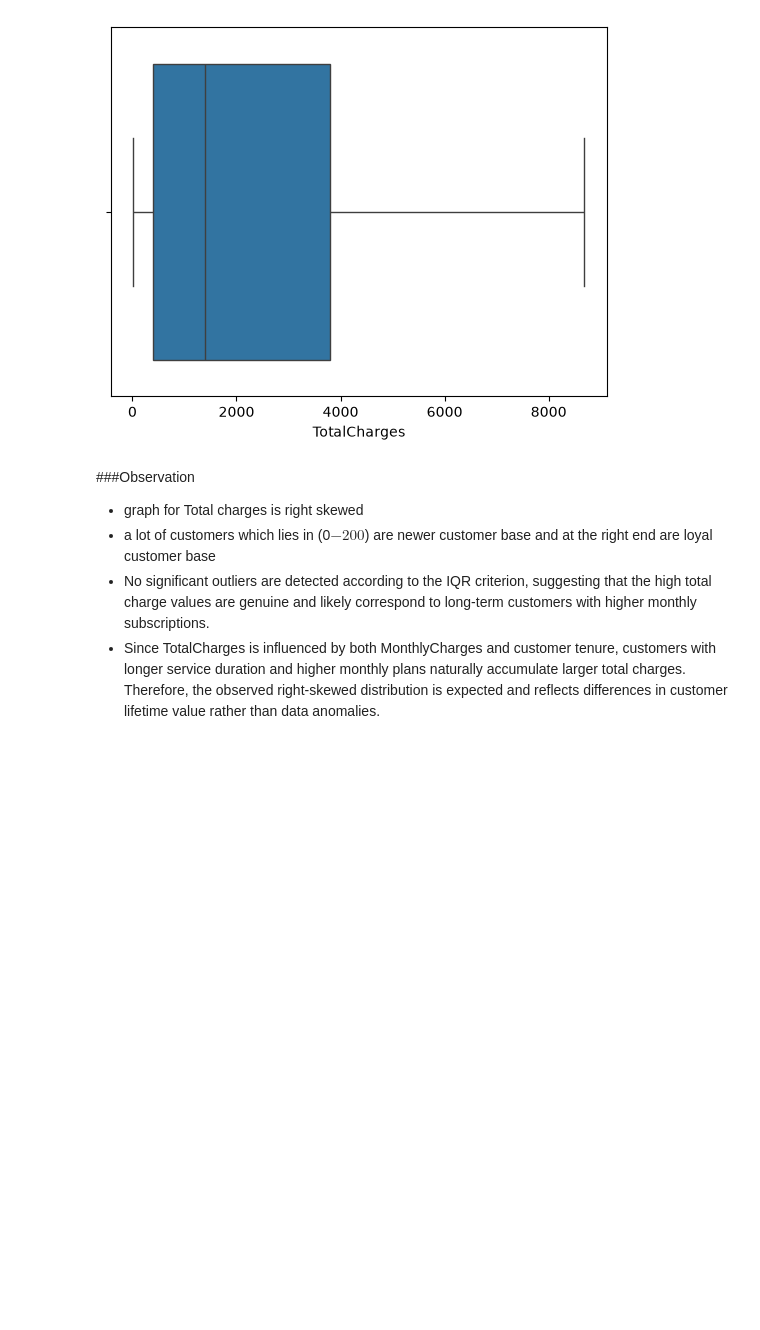
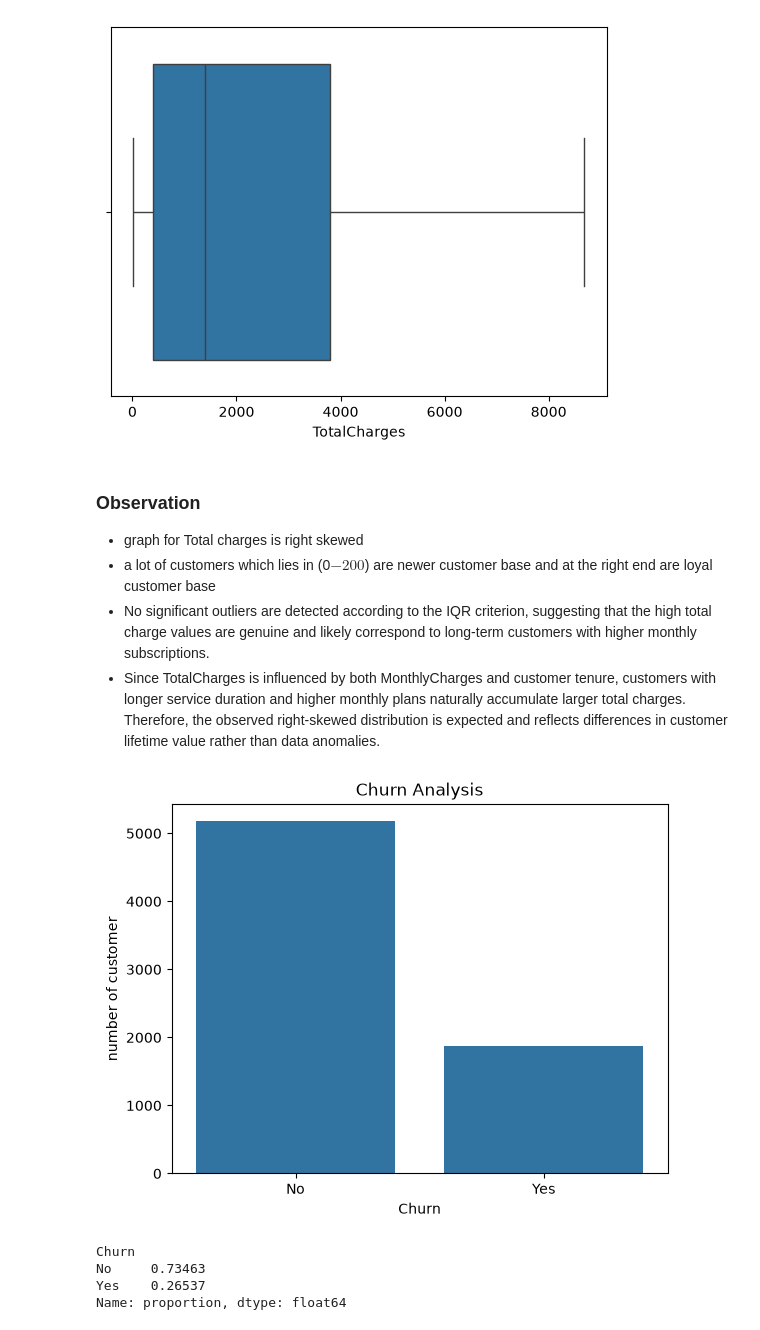
Before and after one commit to RushabhShah-0113/churn-retention-optimizer, a Jupyter notebook: notebooks/eda.ipynb, the cells around one changed output. Saved outputs shown, nothing was run; the diff lists cells and outputs as text; code cells hidden in the pictures; blank space fills up the shorter version.

```diff
--- a/notebooks/eda.ipynb
+++ b/notebooks/eda.ipynb
@@ -169,8 +169,20 @@ plt.show()
 [figure]
 [figure]
 # %% [markdown]
-###Observation
+### Observation
 - graph for Total charges is right skewed
 - a lot of customers which lies in (0$ - 200$) are newer customer base and at the right end are loyal customer base
 - No significant outliers are detected according to the IQR criterion, suggesting that the high total charge values are genuine and likely correspond to long-term customers with higher monthly subscriptions.
 - Since TotalCharges is influenced by both MonthlyCharges and customer tenure, customers with longer service duration and higher monthly plans naturally accumulate larger total charges. Therefore, the observed right-skewed distribution is expected and reflects differences in customer lifetime value rather than data anomalies.
+# %%
+sns.countplot(x=df["Churn"])
+plt.title("Churn Analysis")
+plt.ylabel("number of customer")
+plt.show()
+df.value_counts(df["Churn"],normalize=True)
+# %% [output]
+[figure, added]
+Churn
+No     0.73463
+Yes    0.26537
+Name: proportion, dtype: float64
```
Also changed, not shown: parts of 9 cells of this notebook.
